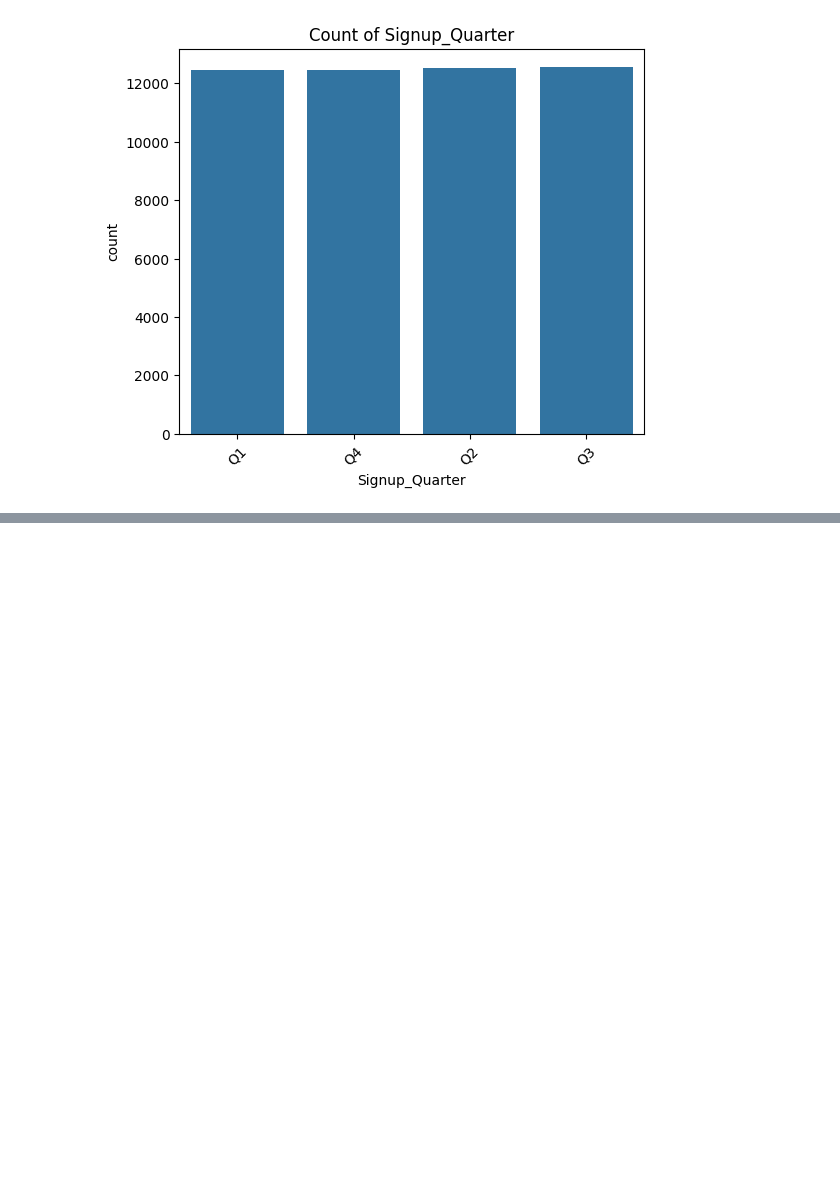
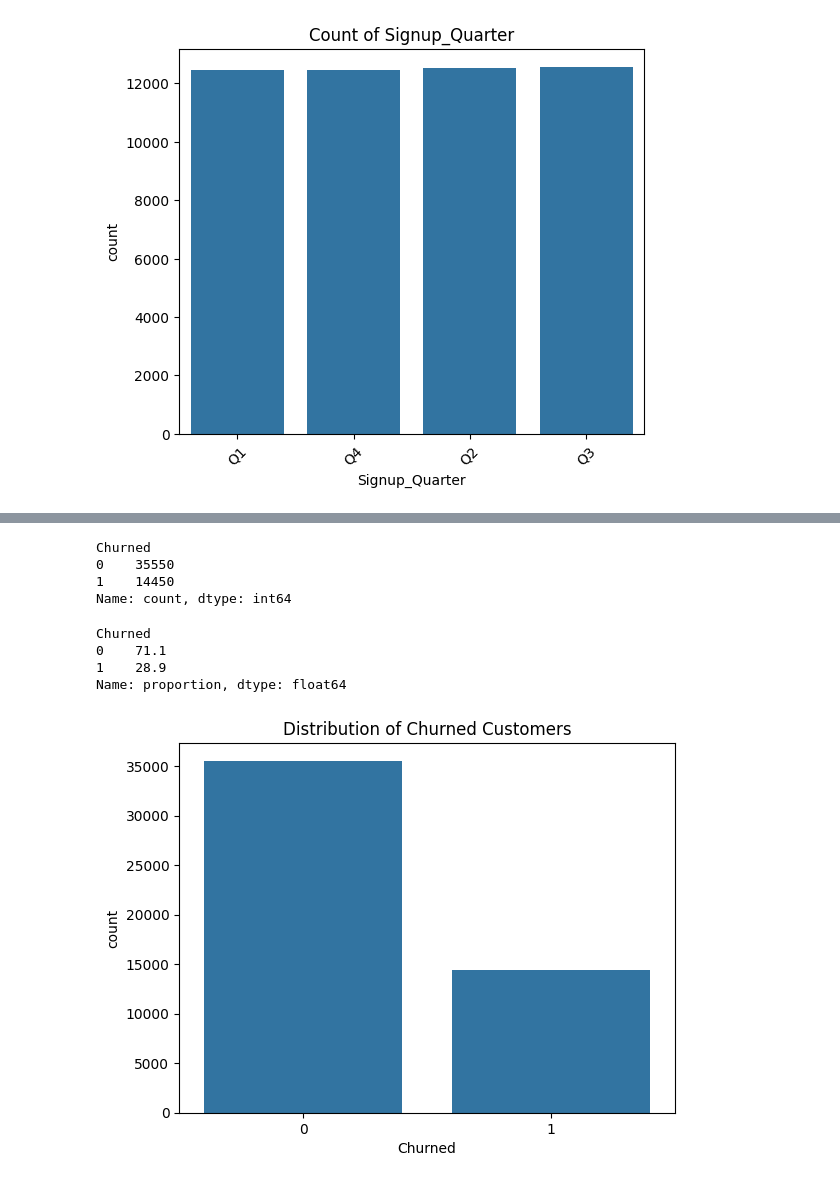
Before and after one commit to sunitachaulagain/E-commerce-Customer-Behavior-Analysis-EDA, a Jupyter notebook: Ecommerce_customer_behavior.ipynb, the cells around one changed output, grey strips where cells are left out. Cells and saved outputs as stored; diff of their text form; code cells hidden in the pictures; blank space fills up the shorter version.

```diff
--- a/Ecommerce_customer_behavior.ipynb
+++ b/Ecommerce_customer_behavior.ipynb
@@ -450,0 +457,29 @@ for col in cat_cols:
+# %%
+### * Check the distribution of the target variable (Churned)
+
+# Count values
+df['Churned'].value_counts()
+# %% [output]
+Churned
+0    35550
+1    14450
+Name: count, dtype: int64
+# %%
+# Percentage distribution
+df['Churned'].value_counts(normalize=True) * 100
+# %% [output]
+Churned
+0    71.1
+1    28.9
+Name: proportion, dtype: float64
+# %%
+# Visualization
+
+import seaborn as sns
+import matplotlib.pyplot as plt
+
+sns.countplot(data=df, x='Churned')
+plt.title("Distribution of Churned Customers")
+plt.show()
+# %% [output]
+[figure, added]
```
Also changed, not shown: parts of 2 cells of this notebook.
